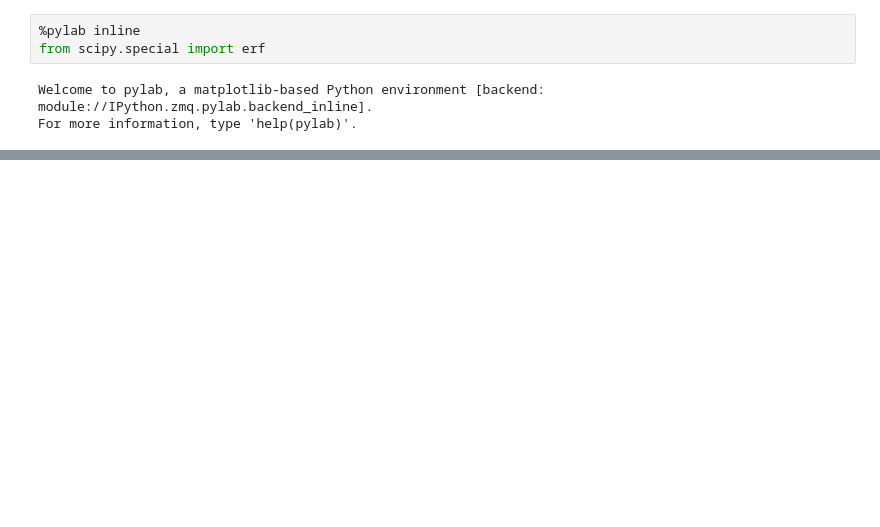
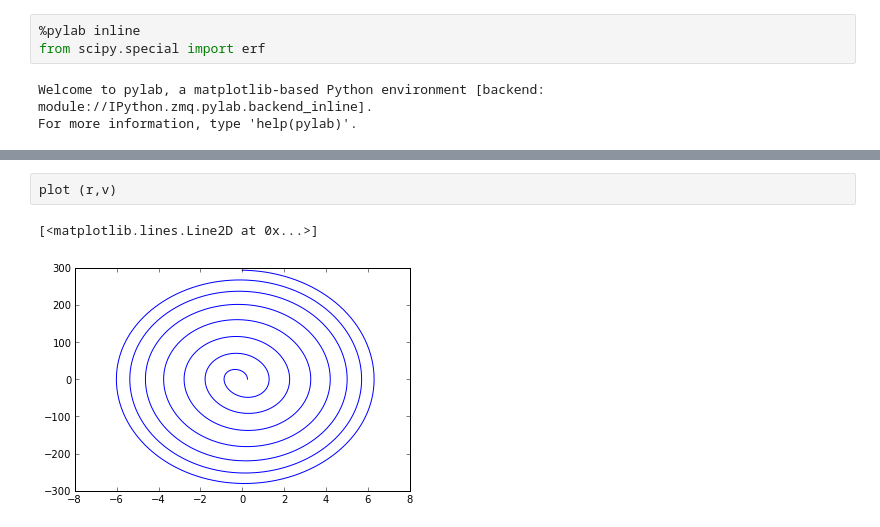
Before and after one commit to MariaFda/BlackHole, a Jupyter notebook: code/ED.ipynb, the cells around one changed output, grey strips where cells are left out. Cells and saved outputs as stored; diff of their text form; blank space fills up the shorter version.

```diff
--- a/code/ED.ipynb
+++ b/code/ED.ipynb
@@ -129,0 +110,5 @@ plot(t, log10(m))
+# %%
+plot (r,v)
+# %% [output]
+[<matplotlib.lines.Line2D at 0x...>]
+[figure, added]
```
Also changed, not shown: parts of 7 cells of this notebook.
